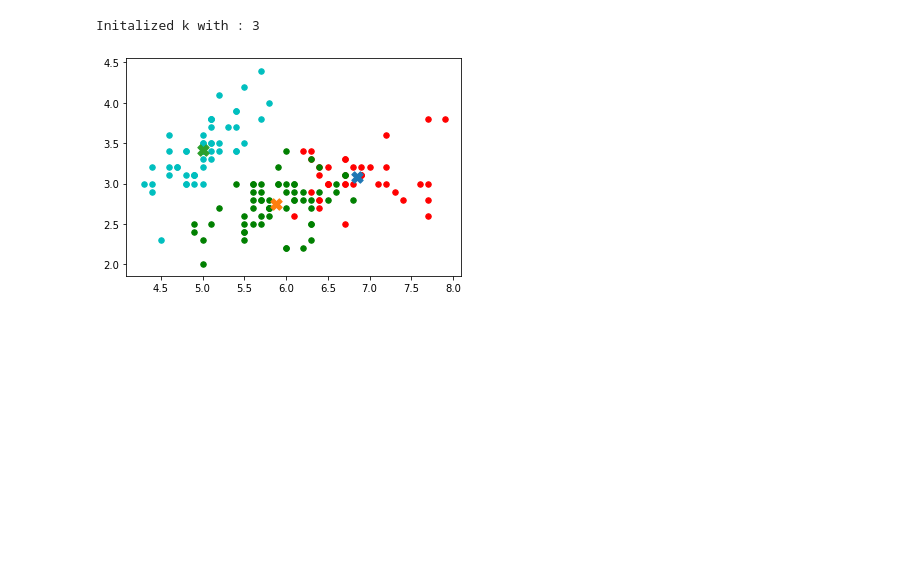
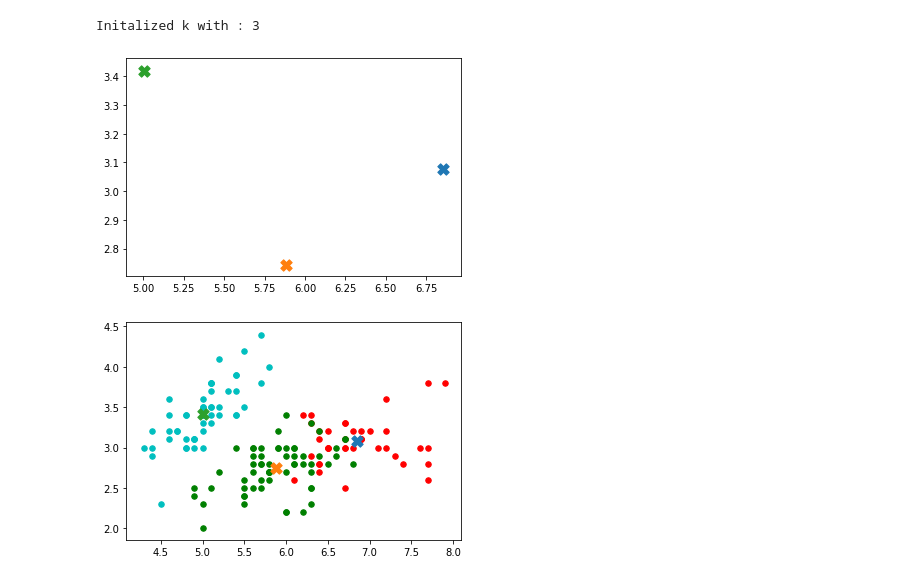
Before and after one commit to Hello-World-Blog/Artificial-Intelligence, a Jupyter notebook: K-Means/K-Means.ipynb, the cells around one changed output. Cells and saved outputs as stored; diff of their text form; code cells hidden in the pictures; blank space fills up the shorter version.

Commit message:
Added cluster plotting

```diff
--- a/K-Means/K-Means.ipynb
+++ b/K-Means/K-Means.ipynb
@@ -80,6 +80,11 @@ Initalized k with : 3
 clf.fit(X)
 # %%
 colors = ["r", "g", "c", "b", "k"]
+# %%
+for centroid in clf.centroids:
+    plt.scatter(centroid[0] , centroid[1] , s = 130, marker = "X")
+# %% [output]
+[figure, added]
 # %%
 for classification in clf.classes:
     color = colors[classification]
```
